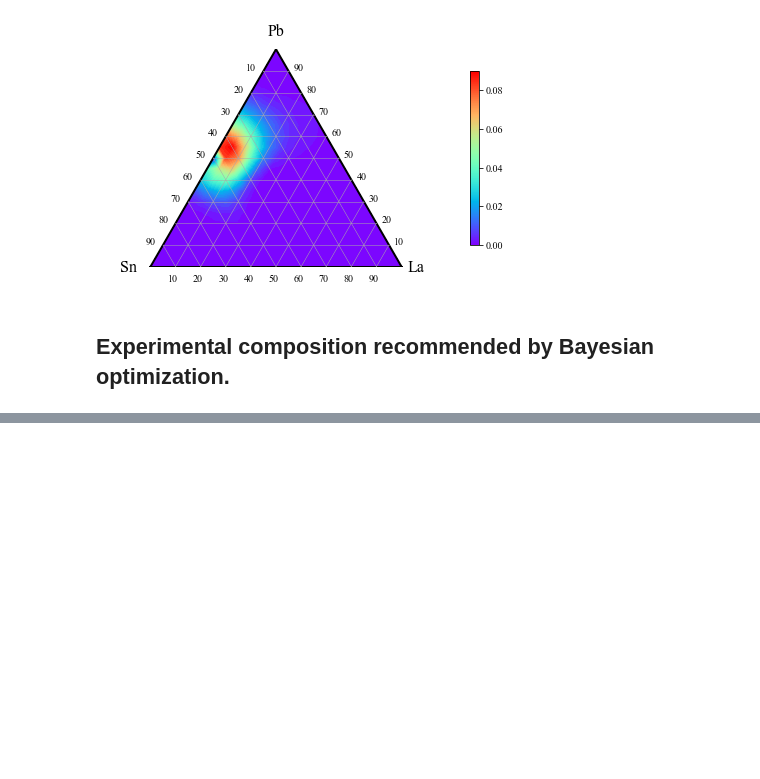
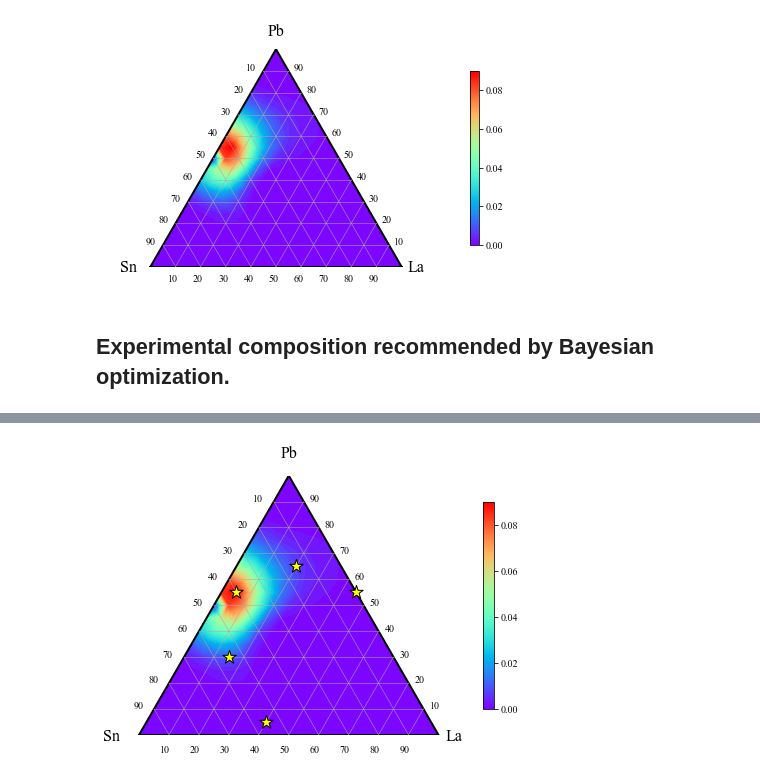
Before and after one commit to Ottomossei/mi, a Jupyter notebook: example/bayes.ipynb, the cells around one changed output, grey strips where cells are left out. Drawn from its saved outputs; the diff is of its cells as text; code cells hidden in the pictures; blank space fills up the shorter version.

```diff
--- a/example/bayes.ipynb
+++ b/example/bayes.ipynb
@@ -70,0 +81,9 @@ NameError: name 'bo' is not defined
+# %%
+# Nth recommend, cutoff=0.3
+n = 5
+cutoff = 0.3
+X_next = bo.get_next(n, cutoff)
+graph_ei = tv.get_tri_graph(atoms, X_all, ei)
+graph_ei = tv.add_plot(graph_ei, X_next, marktype = "b")
+# %% [output]
+[figure, added]
```
Also changed, not shown: parts of 5 cells of this notebook.
